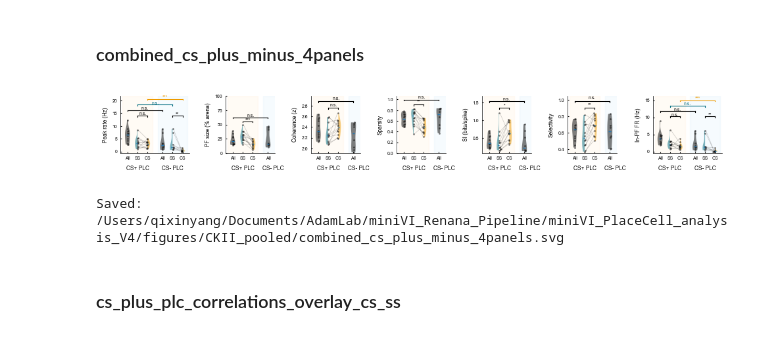
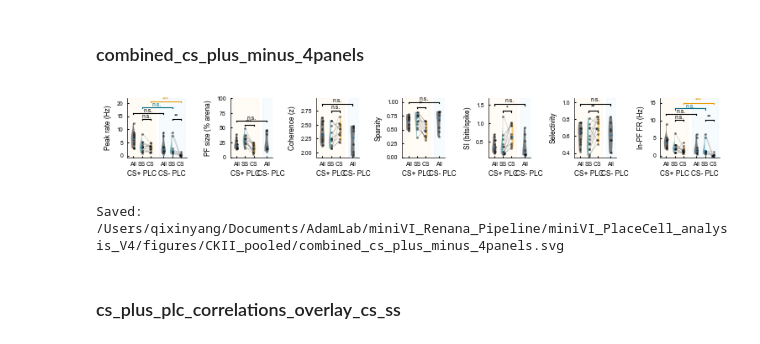
Before and after one commit to QixinYang77/miniVI_Renana_Pipeline, a Jupyter notebook: miniVI_PlaceCell_analysis_V4/notebooks_PCs/Unified_CKII_Pipeline.ipynb, the cells around one changed output. Saved outputs shown, nothing was run; the diff lists cells and outputs as text; code cells hidden in the pictures.

```diff
--- a/miniVI_PlaceCell_analysis_V4/notebooks_PCs/Unified_CKII_Pipeline.ipynb
+++ b/miniVI_PlaceCell_analysis_V4/notebooks_PCs/Unified_CKII_Pipeline.ipynb
@@ -639,15 +642,17 @@ CS- PLCs: 8
 # %%
 out_path = os.path.join(figure_save_folder, 'combined_cs_plus_minus_4panels.svg')
 fig = plot_combined_cs_plus_minus_4panels(
     df_cs_plc=df_cs_plc,
     df_non_cs_plc=df_non_cs_plc,
     save_path=out_path,
     plot_cs_minus_ss=False,
+    fig_width=7.5,
+    fig_height=1.2,
 )
 plt.show()
 print(f'Saved: {out_path}')
 # %% [output]
-[figure, old version]
+[figure, new version]
 Saved: /Users/qixinyang/Documents/AdamLab/miniVI_Renana_Pipeline/miniVI_PlaceCell_analysis_V4/figures/CKII_pooled/combined_cs_plus_minus_4panels.svg
 # %% [markdown]
 ### cs_plus_plc_correlations_overlay_cs_ss
```
Also changed, not shown: parts of 15 cells of this notebook, 24 other files.
